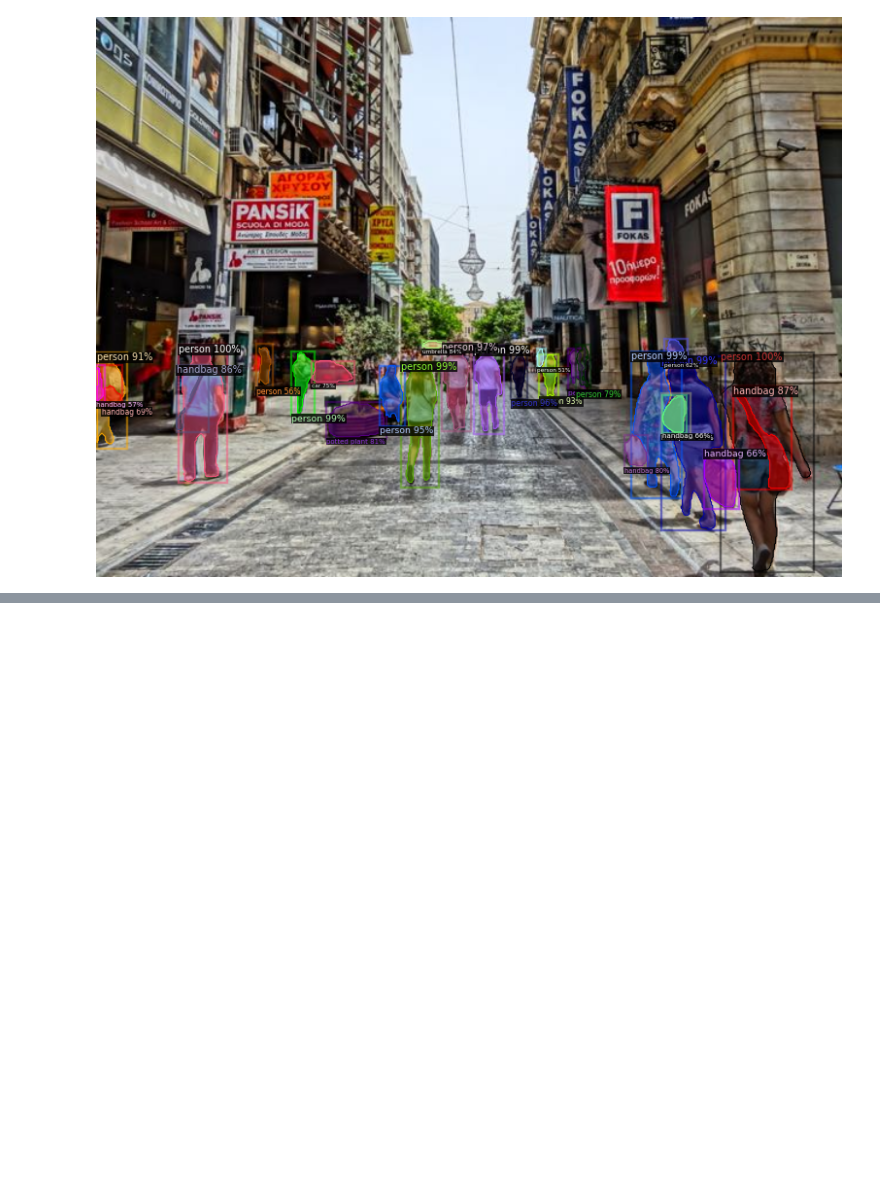
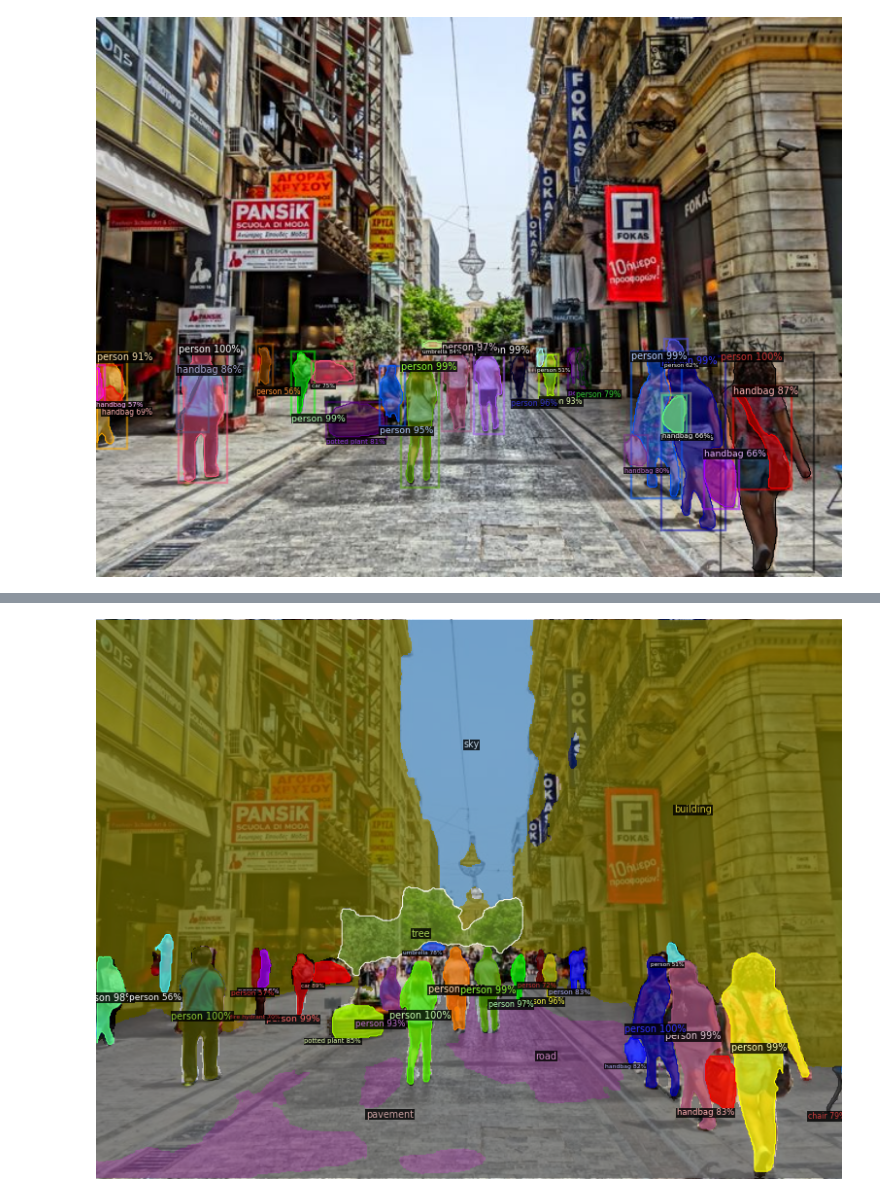
Before and after one commit to GiorgosTsal/Computational-Intelligence-Neural-Networks, a Jupyter notebook: src/part_2(detectron2).ipynb, the cells around one changed output, grey strips where cells are left out. Drawn from its saved outputs; the diff is of its cells as text; code cells hidden in the pictures; blank space fills up the shorter version.

```diff
--- a/src/part_2(detectron2).ipynb
+++ b/src/part_2(detectron2).ipynb
@@ -123,0 +138,11 @@ cv2_imshow(v.get_image()[:, :, ::-1])
+# %%
+# Inference with a panoptic segmentation model
+cfg = get_cfg()
+cfg.merge_from_file(model_zoo.get_config_file("COCO-PanopticSegmentation/panoptic_fpn_R_101_3x.yaml"))
+cfg.MODEL.WEIGHTS = "detectron2://COCO-PanopticSegmentation/panoptic_fpn_R_101_3x/139514519/model_final_cafdb1.pkl"
+predictor = DefaultPredictor(cfg)
+panoptic_seg, segments_info = predictor(im)["panoptic_seg"]
+v = Visualizer(im[:, :, ::-1], MetadataCatalog.get(cfg.DATASETS.TRAIN[0]), scale=1.2)
+v = v.draw_panoptic_seg_predictions(panoptic_seg.to("cpu"), segments_info)
+cv2_imshow(v.get_image()[:, :, ::-1])
+# %% [output]
@@ -123,0 +150 @@ cv2_imshow(v.get_image()[:, :, ::-1])
+[figure, added]
```
Also changed, not shown: parts of 2 cells of this notebook.
